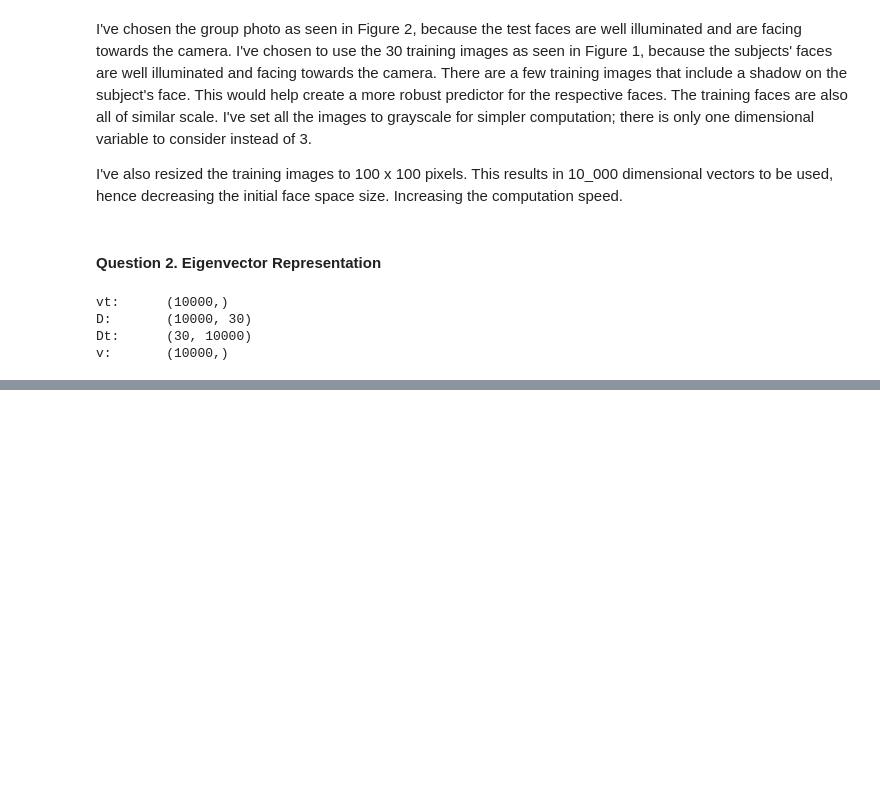
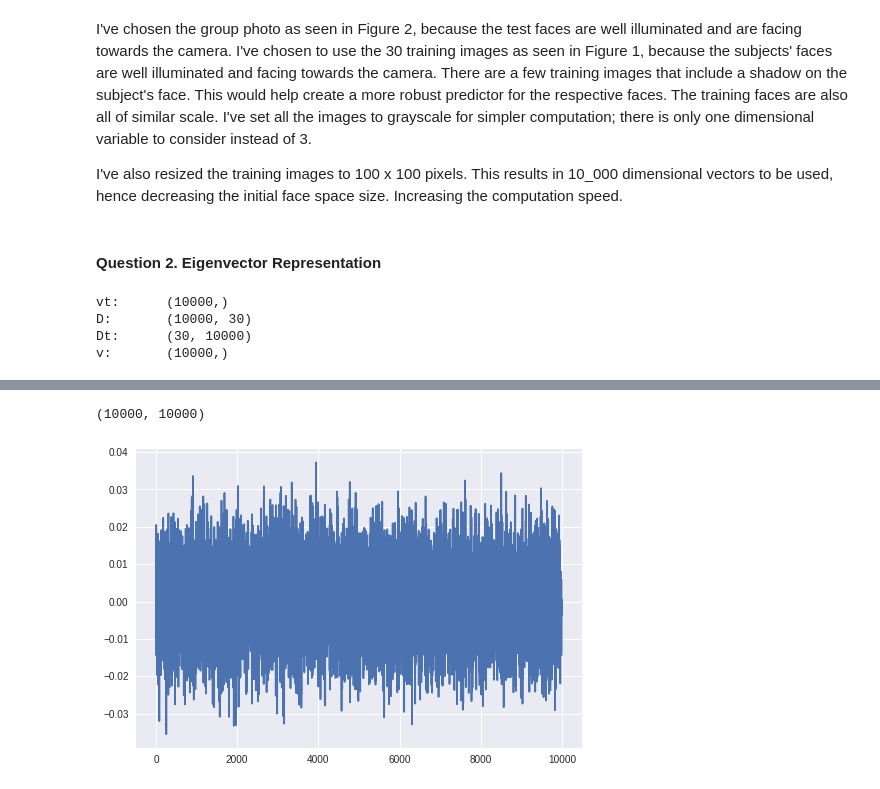
Before and after one commit to mattesko/ECSE415-Assignments, a Jupyter notebook: Assignment_4/face_detection.ipynb, the cells around one changed output, grey strips where cells are left out. Saved outputs shown, nothing was run; the diff lists cells and outputs as text; code cells hidden in the pictures; blank space fills up the shorter version.

```diff
--- a/Assignment_4/face_detection.ipynb
+++ b/Assignment_4/face_detection.ipynb
@@ -159,0 +187,8 @@ w_eig, v_eig = np.linalg.eig(D_square)
+# %%
+print(vectors_eig.shape)
+
+plt.plot(vectors_eig[0])
+plt.show()
+# %% [output]
+(10000, 10000)
+[figure, added]
```
Also changed, not shown: parts of 11 cells of this notebook.
